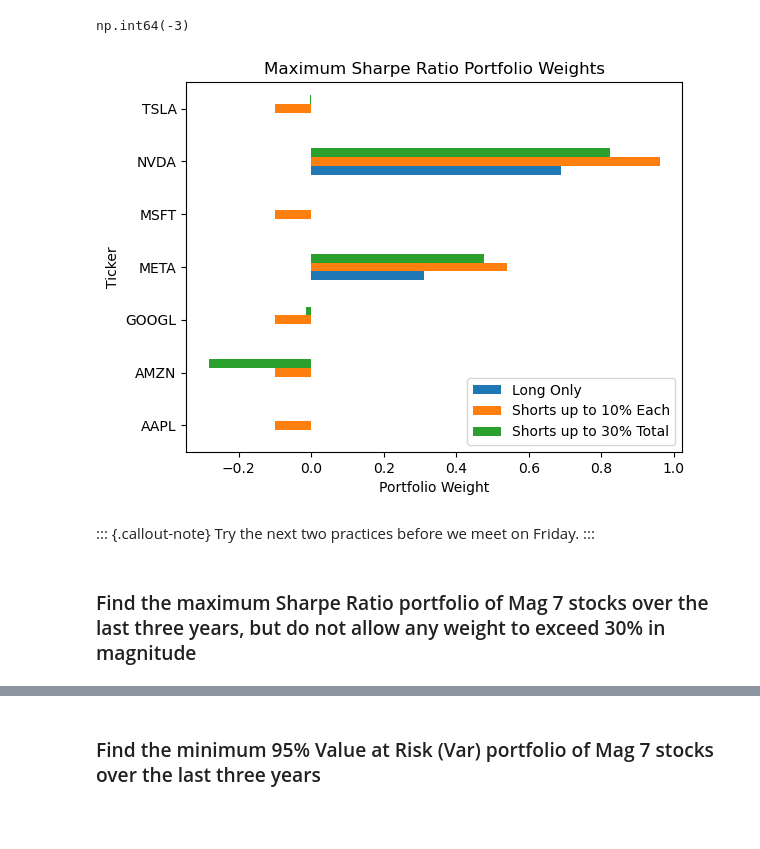
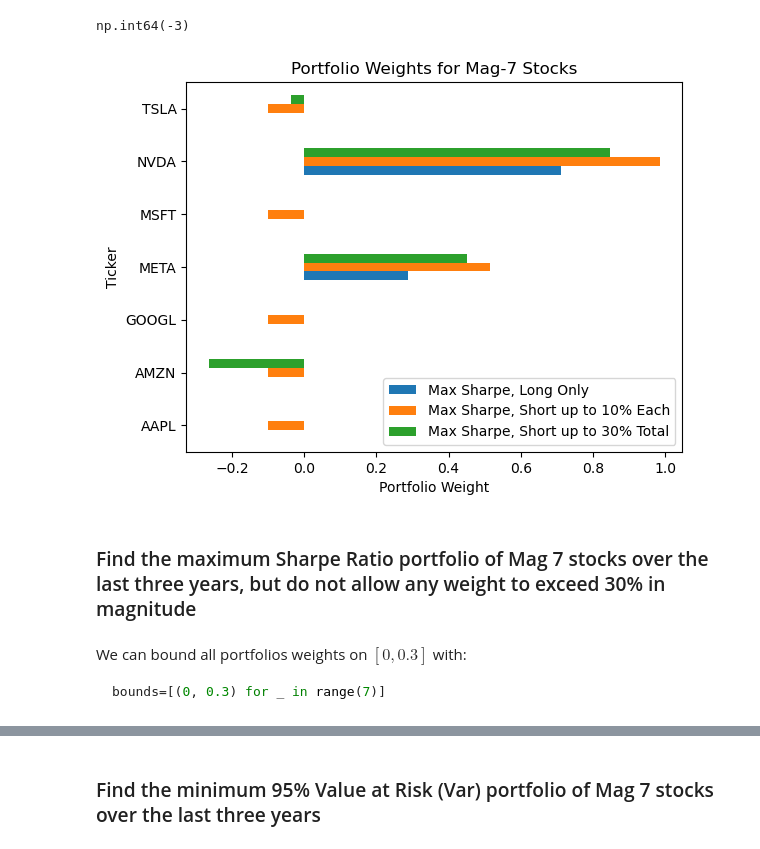
Before and after one commit to richard-herron/fina-6333-2025-spring, a Jupyter notebook: Notebooks/herron_04_practice_02.ipynb, the cells around one changed output, grey strips where cells are left out. Cells and saved outputs as stored; diff of their text form; code cells hidden in the pictures; blank space fills up the shorter version.

Commit message:
End of week 12 (portfolio optimization)

````diff
--- a/Notebooks/herron_04_practice_02.ipynb
+++ b/Notebooks/herron_04_practice_02.ipynb
@@ -171,7 +175,7 @@ We see that the long-only constraint was binding, and relaxing it leads to sever
 # %%
 res_2 = sco.minimize(
     fun=Sharpe_neg,
-    x0=equal_weights(Sigma_excess.shape[0]),
+    x0=equal_weights(Sigma_excess.shape[1]),
     args=(Sigma_excess, mu_excess),
     bounds=[(-0.1, 1.6) for _ in range(7)],
     constraints=(
@@ -179,6 +183,6 @@ res_2 = sco.minimize(
     )
 )
 # %%
-res_df['Shorts up to 10% Each'] = res_2['x']
+res_df['Max Sharpe, Short up to 10% Each'] = res_2['x']
 # %%
 res_df.plot(kind='barh')
@@ -203,7 +207,7 @@ np.int64(-3)
 # %%
 res_3 = sco.minimize(
     fun=Sharpe_neg,
-    x0=equal_weights(Sigma_excess.shape[0]),
+    x0=equal_weights(Sigma_excess.shape[1]),
     args=(Sigma_excess, mu_excess),
     bounds=[(-0.3, 1.3) for _ in range(7)],
     constraints=(
@@ -212,17 +216,18 @@ res_3 = sco.minimize(
     )
 )
 # %%
-res_df['Shorts up to 30% Total'] = res_3['x']
+res_df['Max Sharpe, Short up to 30% Total'] = res_3['x']
 # %%
 res_df.plot(kind='barh')
-plt.title('Maximum Sharpe Ratio Portfolio Weights')
+plt.title('Portfolio Weights for Mag-7 Stocks')
 plt.xlabel('Portfolio Weight')
 plt.show()
 # %% [output]
-[figure, old version]
+[figure, new version]
-# %% [markdown]
-::: {.callout-note}
-Try the next two practices before we meet on Friday.
-:::
 # %% [markdown]
 ### Find the maximum Sharpe Ratio portfolio of Mag 7 stocks over the last three years, but do not allow any weight to exceed 30% in magnitude
+# %% [markdown]
+We can bound all portfolios weights on $[0, 0.3]$ with:
+```python
+bounds=[(0, 0.3) for _ in range(7)]
+```
````
Also changed, not shown: parts of 54 cells of this notebook, 5 other files.
